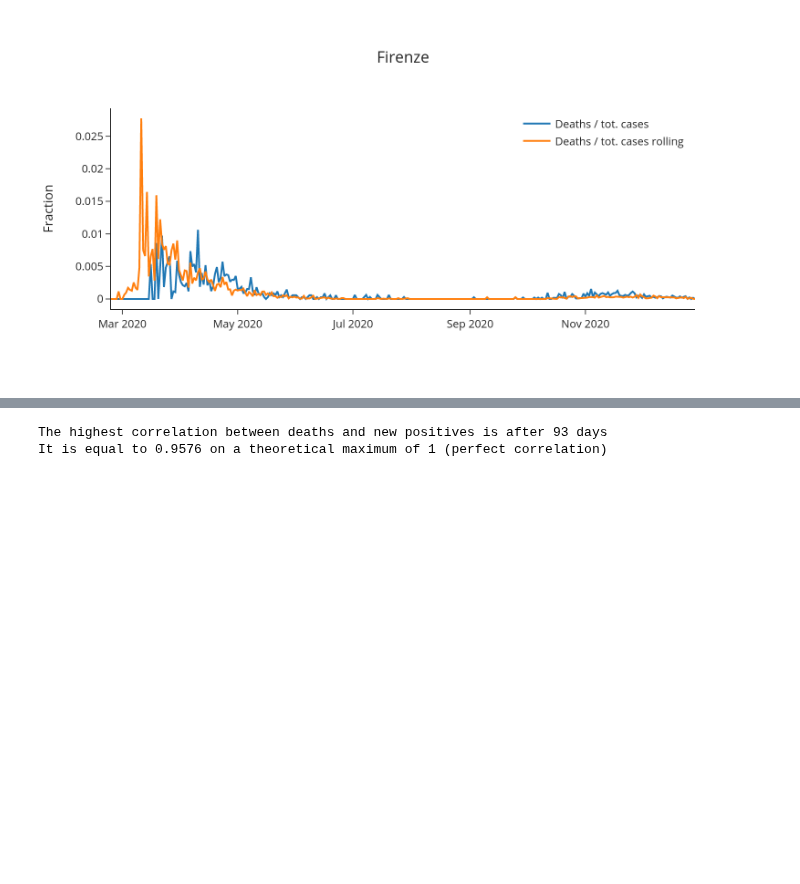
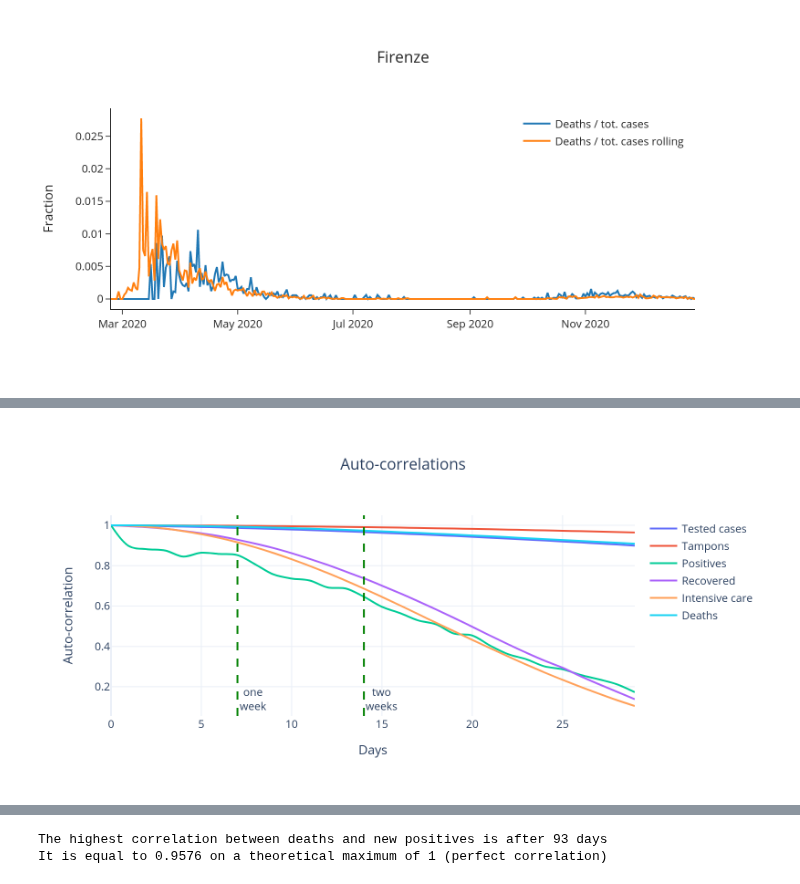
Before and after one commit to nicoloverardo/master-degree-thesis, a Jupyter notebook: notebooks/eda.ipynb, the cells around one changed output, grey strips where cells are left out. Saved outputs shown, nothing was run; the diff lists cells and outputs as text; code cells hidden in the pictures; blank space fills up the shorter version.

```diff
--- a/notebooks/eda.ipynb
+++ b/notebooks/eda.ipynb
@@ -558,34 +567,43 @@ fig.add_trace(
         name='Deaths',
         line_shape='spline'
     )
 )
 
 fig.add_vline(
    x = 7,
    line_dash='dash',
    line_color='green',
    annotation_text='one<br>week',
    annotation_position='bottom right'
 )
 
 fig.add_vline(
    x = 14,
    line_dash='dash',
    line_color='green',
    annotation_text='two<br>weeks',
    annotation_position='bottom right'
 )
 
 fig.update_yaxes(title_text='Auto-correlation')
 fig.update_xaxes(title_text='Days')
 fig.update_layout(
    width=950,
    template='plotly_white',
    title='Auto-correlations',
    title_x=0.5
 )
 
-fig.show()
+Image(
+    fig.to_image(
+        format="png",
+        width=800,
+        height=400,
+        scale=2
+    )
+)
+# %% [output]
+[figure, added]
 # %%
 days = 130
 cases_death_corr = pd.DataFrame({
```
Also changed, not shown: parts of 5 cells of this notebook.
